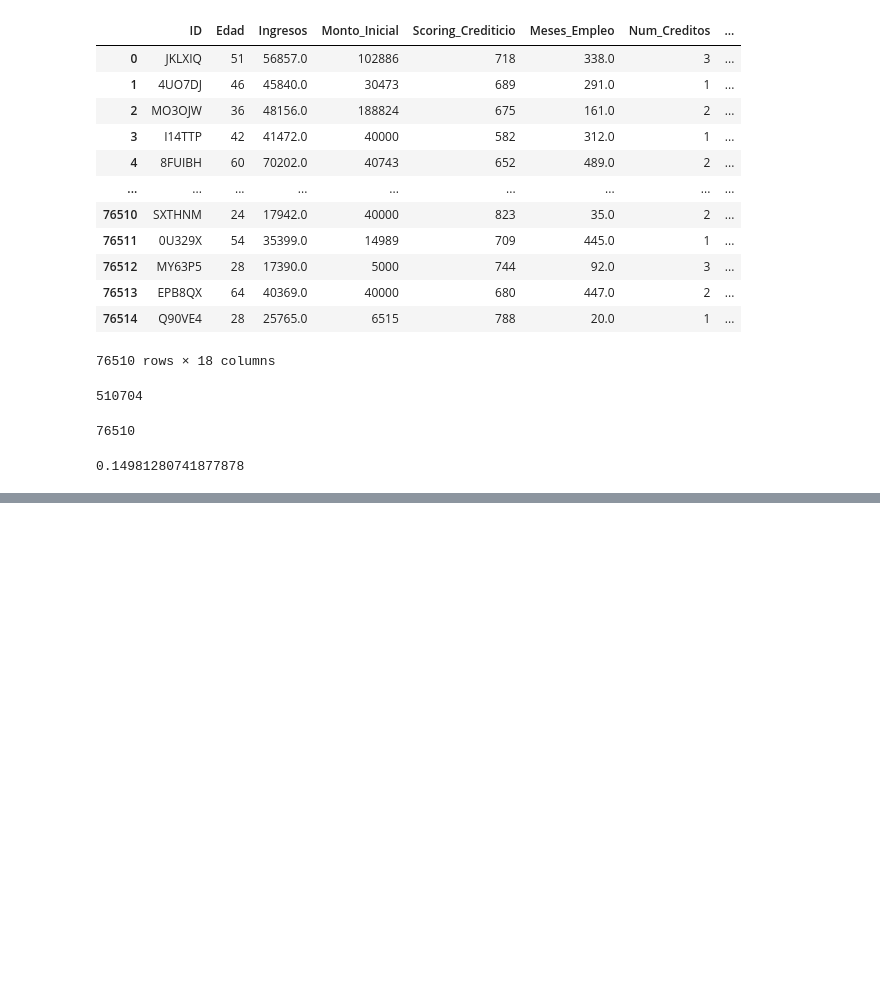
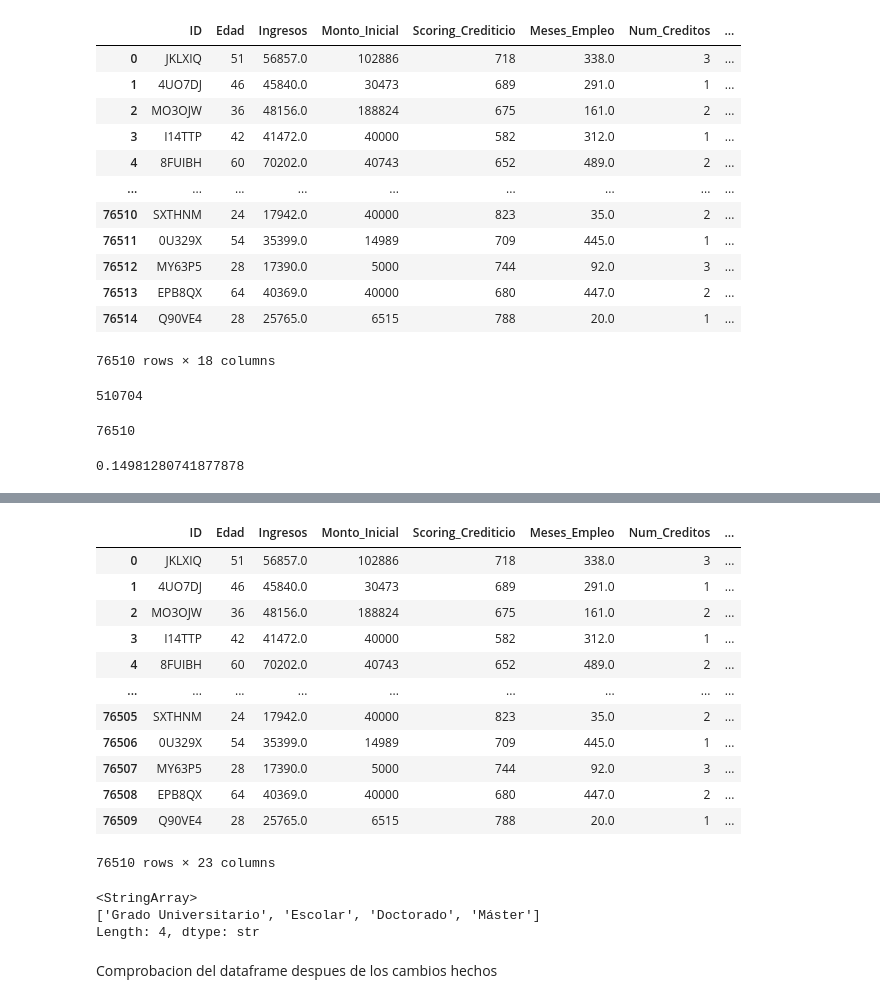
Before and after one commit to nereaaloria-ctrl/RETO-5-Verde-Claro, a Jupyter notebook: tratamiento de datos.ipynb, the cells around one changed output, grey strips where cells are left out. Cells and saved outputs as stored; diff of their text form; code cells hidden in the pictures; blank space fills up the shorter version.

Commit message:
Se añadieron y modificaron columnas, se añadieron explicaciones de algunos procedimientos

```diff
--- a/tratamiento de datos.ipynb
+++ b/tratamiento de datos.ipynb
@@ -155,0 +159,17 @@ impago.describe()
+# %%
+# 1. Definir el encoder indicando que queremos un array denso directamente
+onehot_enc = OneHotEncoder(sparse_output=False)
+
+# 2. Ajustar y transformar las variables nominales
+columnas_categoricas = ["Estado_Civil", "Tipo_Jornada_Laboral"]
+datos_onehot = onehot_enc.fit_transform(filtrado[columnas_categoricas])
+
+# 3. Obtener los nombres de las nuevas columnas
+feature_names = onehot_enc.get_feature_names_out(input_features=columnas_categoricas)
+
+# 4. Creacion de un DataFrame con los datos codificados y usamos la columna "ID" para unirlo con el DataFrame original
+data_encoded = pd.DataFrame(datos_onehot, columns=feature_names)
+data_encoded["ID"] = filtrado["ID"].values
+
+# 5. Unimos ambos DataFrames usando pd.merge() en base a la columna "ID"
+datos = pd.merge(filtrado.drop(columns=columnas_categoricas), data_encoded, on="ID")
@@ -155,0 +192,22 @@ impago.describe()
+# %%
+datos
+# %% [output]
+|  | ID | Edad | Ingresos | Monto_Inicial | Scoring_Crediticio | Meses_Empleo | Num_Creditos | ... |
+| 0 | JKLXIQ | 51 | 56857.0 | 102886 | 718 | 338.0 | 3 | ... |
+| 1 | 4UO7DJ | 46 | 45840.0 | 30473 | 689 | 291.0 | 1 | ... |
+| 2 | MO3OJW | 36 | 48156.0 | 188824 | 675 | 161.0 | 2 | ... |
+| 3 | I14TTP | 42 | 41472.0 | 40000 | 582 | 312.0 | 1 | ... |
+| 4 | 8FUIBH | 60 | 70202.0 | 40743 | 652 | 489.0 | 2 | ... |
+| ... | ... | ... | ... | ... | ... | ... | ... | ... |
+| 76505 | SXTHNM | 24 | 17942.0 | 40000 | 823 | 35.0 | 2 | ... |
+| 76506 | 0U329X | 54 | 35399.0 | 14989 | 709 | 445.0 | 1 | ... |
+| 76507 | MY63P5 | 28 | 17390.0 | 5000 | 744 | 92.0 | 3 | ... |
+| 76508 | EPB8QX | 64 | 40369.0 | 40000 | 680 | 447.0 | 2 | ... |
+| 76509 | Q90VE4 | 28 | 25765.0 | 6515 | 788 | 20.0 | 1 | ... |
+76510 rows × 23 columns
+# %%
+filtrado["Estudios"].unique()
+# %% [output]
+<StringArray>
+['Grado Universitario', 'Escolar', 'Doctorado', 'Máster']
+Length: 4, dtype: str
@@ -155,0 +223,2 @@ impago.describe()
+# %% [markdown]
+Comprobacion del dataframe despues de los cambios hechos
```
Also changed, not shown: parts of 13 cells of this notebook.
